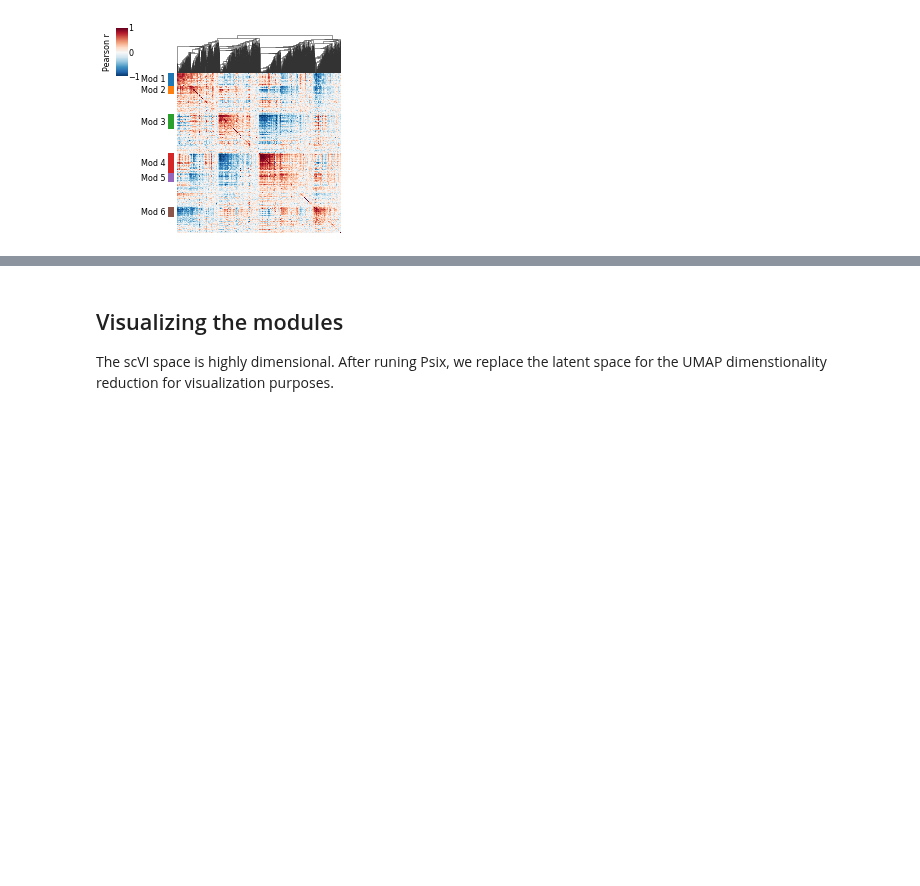
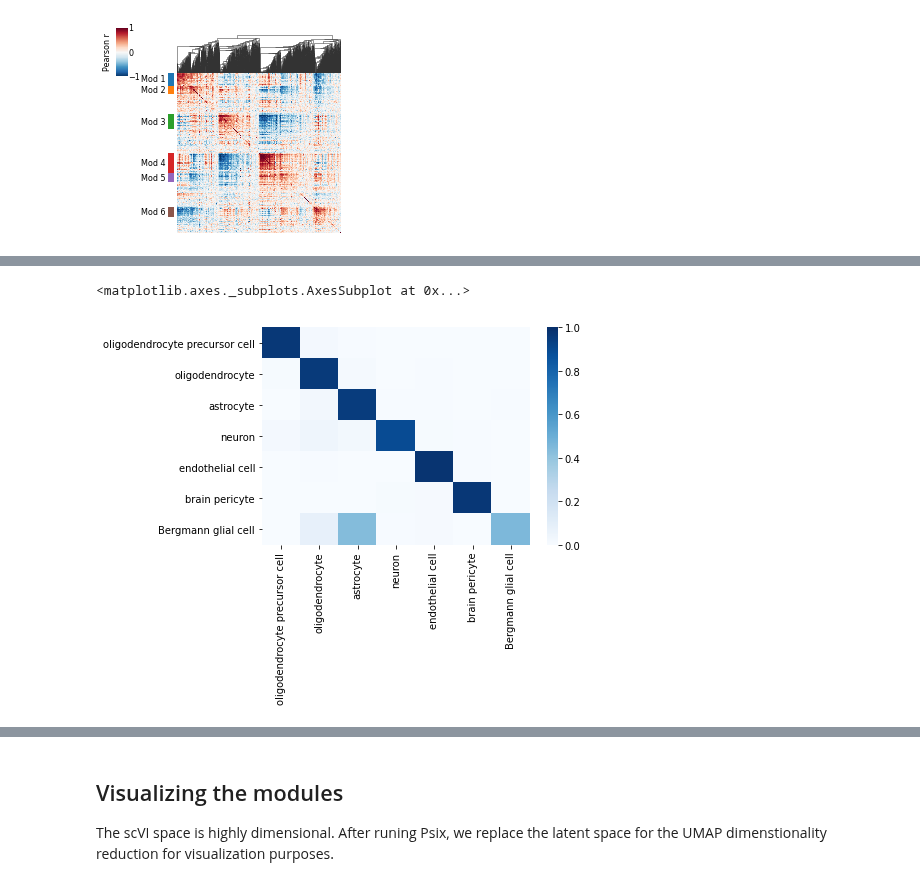
Before and after one commit to lareaulab/analysis_psix, a Jupyter notebook: tabula_muris_brain/tabula_muris_brain.ipynb, the cells around one changed output, grey strips where cells are left out. Saved outputs shown, nothing was run; the diff lists cells and outputs as text; code cells hidden in the pictures; blank space fills up the shorter version.

```diff
--- a/tabula_muris_brain/tabula_muris_brain.ipynb
+++ b/tabula_muris_brain/tabula_muris_brain.ipynb
@@ -218,2 +219,2 @@ psix_object.save_psix_object(psix_dir = 'psix_object/')
 # %%
-psix_object = Psix(psix_object = 'psix_object/')
+psix_object = Psix(psix_object = '../../tabula_muris_psix_object/')
@@ -219,0 +299,5 @@ psix_object = Psix(psix_object = 'psix_object/')
+# %%
+cell_types = annotations.loc[accession_map.loc[psix_object.latent.index].annotations_id].cell_ontology_class
+cell_types = pd.DataFrame(cell_types)
+cell_types.index = psix_object.latent.index
+cell_types
@@ -219,0 +318,8 @@ psix_object = Psix(psix_object = 'psix_object/')
+# %%
+neighbors_confusion = pd.DataFrame(np.zeros((7, 7)),
+                                   index = ['oligodendrocyte precursor cell', 'oligodendrocyte', 'astrocyte',
+       'neuron', 'endothelial cell', 'brain pericyte',
+       'Bergmann glial cell'],
+                                  columns = ['oligodendrocyte precursor cell', 'oligodendrocyte', 'astrocyte',
+       'neuron', 'endothelial cell', 'brain pericyte',
+       'Bergmann glial cell'])
@@ -219,0 +367,9 @@ psix_object = Psix(psix_object = 'psix_object/')
+# %%
+import seaborn as sns
+sns.heatmap(
+    neighbors_confusion.divide(pd.Series([opc, o, a, n, ec, bp, bgc], index = neighbors_confusion.index), axis=0),
+    cmap='Blues', vmin=0, vmax=1
+)
+# %% [output]
+<matplotlib.axes._subplots.AxesSubplot at 0x...>
+[figure, added]
```
Also changed, not shown: parts of 18 cells of this notebook, 15 other files.
